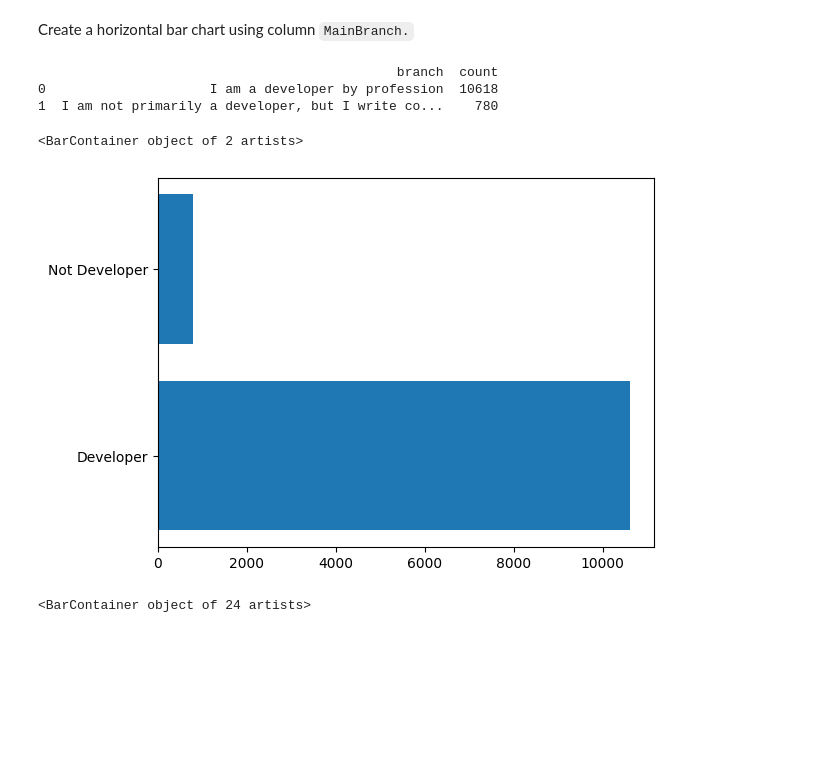
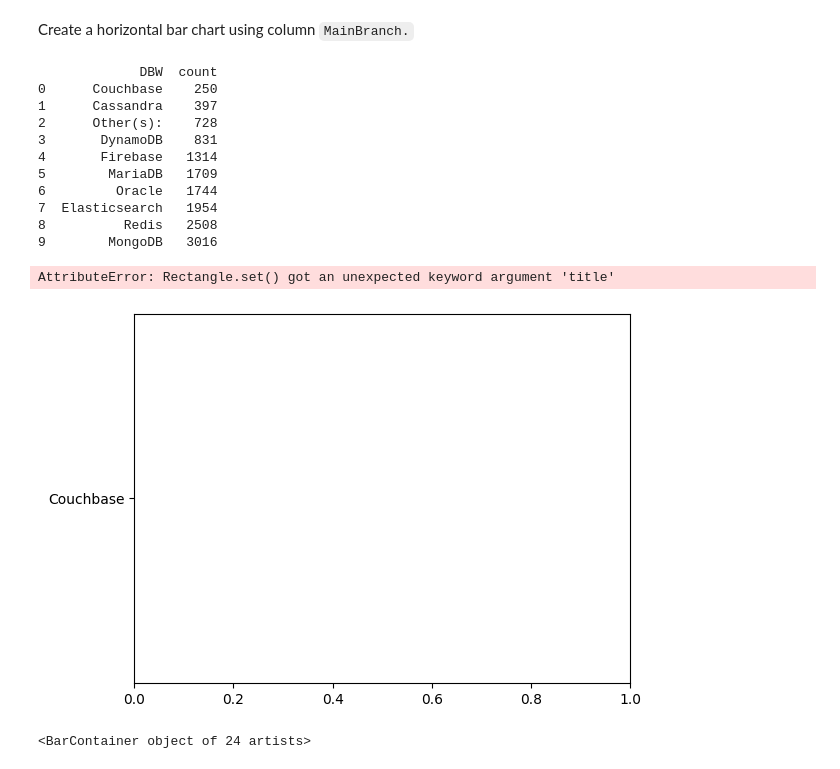
Before and after one commit to KirtlandRoss/DataAnalysisProjects, a Jupyter notebook: Captsone/week4/M4DataVisualization-lab.ipynb, the cells around one changed output. Drawn from its saved outputs; the diff is of its cells as text; code cells hidden in the pictures; blank space fills up the shorter version.

```diff
--- a/Captsone/week4/M4DataVisualization-lab.ipynb
+++ b/Captsone/week4/M4DataVisualization-lab.ipynb
@@ -276,19 +276,25 @@ df.plot(kind='bar')
 ### Bar Chart
 # %% [markdown]
 Create a horizontal bar chart using column `MainBranch.`
-# %%
-QUERY = "SELECT MainBranch as branch, Count(*) as count FROM master group by MainBranch"
-df = pd.read_sql_query(QUERY, conn)
-print(df)
-df.replace(to_replace='I am a developer by profession', value='Developer', inplace=True)
-df.replace(to_replace='I am not primarily a developer, but I write code sometimes as part of my work', value='Not Developer', inplace=True)
-plt.barh(df['branch'], df['count'])
-# %% [output]
-                                              branch  count
-0                     I am a developer by profession  10618
-1  I am not primarily a developer, but I write co...    780
-<BarContainer object of 2 artists>
-[figure, removed]
+# %%
+QUERY = "SELECT DatabaseWorkedWith as DBW, Count(*) as count FROM DatabaseWorkedWith group by DatabaseWorkedWith order by count limit 10"
+df = pd.read_sql_query(QUERY, conn)
+print(df)
+plt.barh(df['DBW'], df['count'])
+# %% [output]
+             DBW  count
+0      Couchbase    250
+1      Cassandra    397
+2      Other(s):    728
+3       DynamoDB    831
+4       Firebase   1314
+5        MariaDB   1709
+6         Oracle   1744
+7  Elasticsearch   1954
+8          Redis   2508
+9        MongoDB   3016
+AttributeError: Rectangle.set() got an unexpected keyword argument 'title'
+[figure, added]
 # %%
 QUERY = "SELECT DevType, Count(*) as count FROM DevType group by DevType"
 df = pd.read_sql_query(QUERY, conn)
```
Also changed, not shown: 3 other files.
